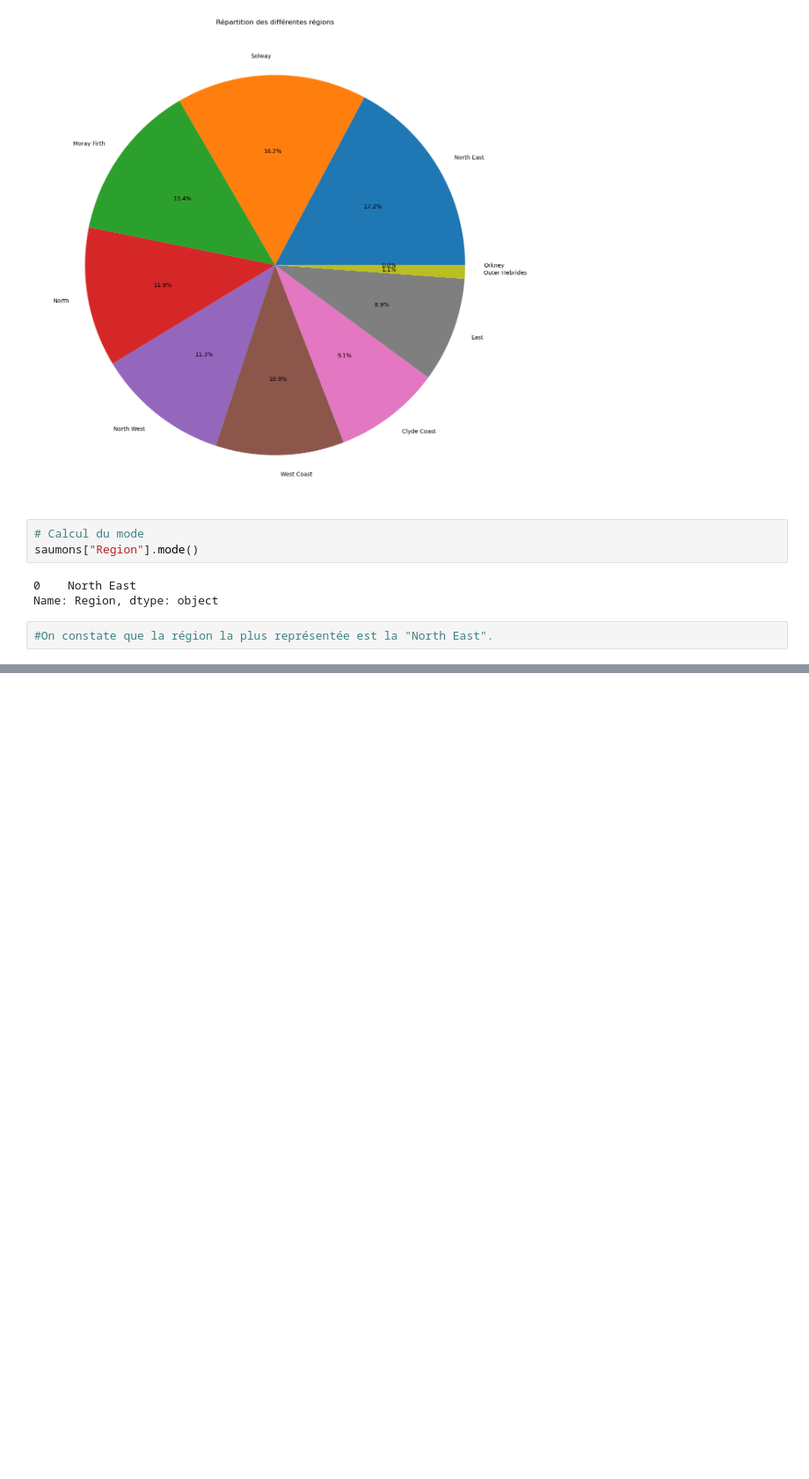
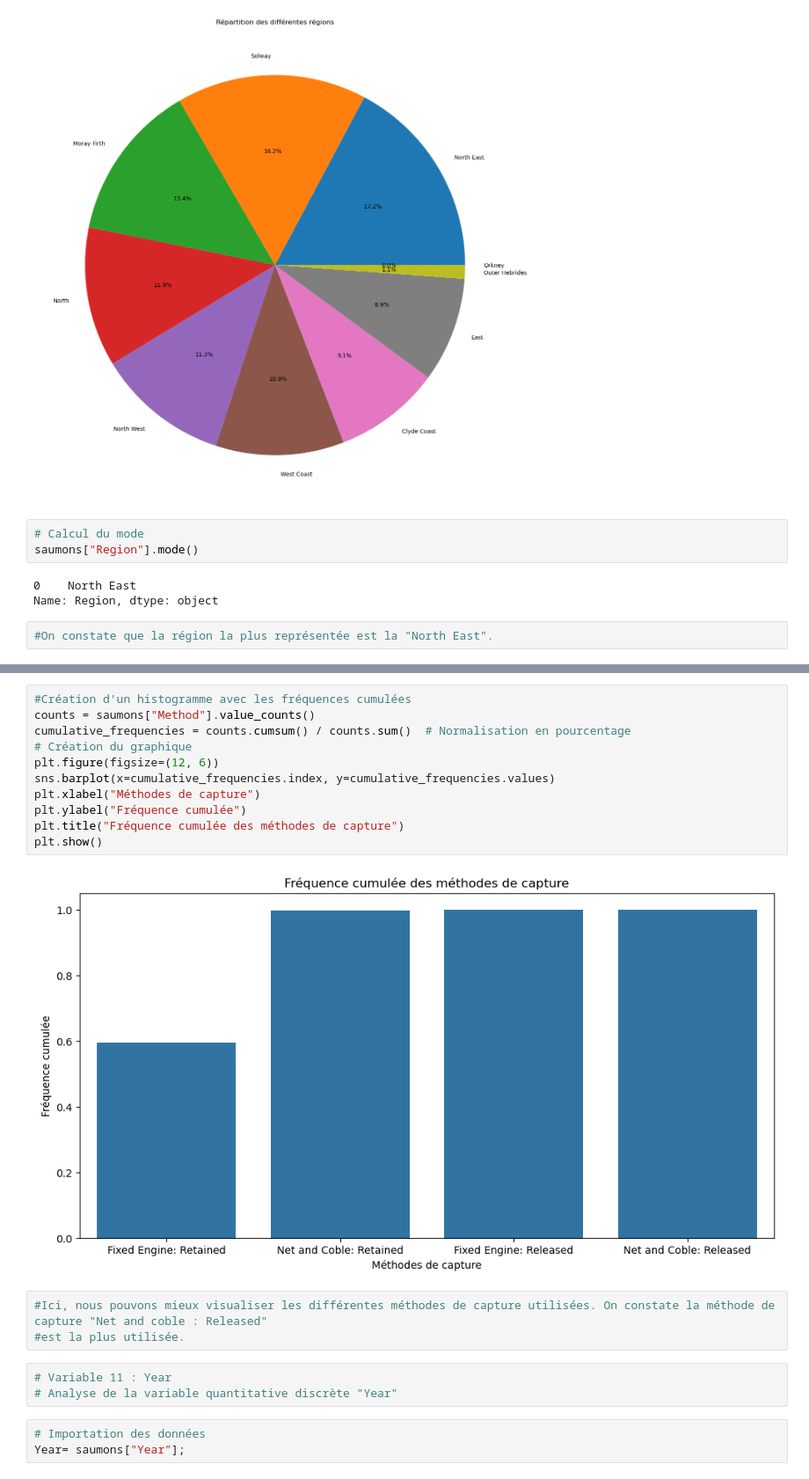
Before and after one commit to F1golfin/projet_stat, a Jupyter notebook: Etude_statistique_Saumons.ipynb, the cells around one changed output, grey strips where cells are left out. Shown at 88% size. Saved outputs shown, nothing was run; the diff lists cells and outputs as text; blank space fills up the shorter version.

```diff
--- a/Etude_statistique_Saumons.ipynb
+++ b/Etude_statistique_Saumons.ipynb
@@ -531,0 +560,22 @@ Name: Region, dtype: object
+# %%
+#Création d'un histogramme avec les fréquences cumulées
+counts = saumons["Method"].value_counts()
+cumulative_frequencies = counts.cumsum() / counts.sum()  # Normalisation en pourcentage
+# Création du graphique
+plt.figure(figsize=(12, 6))
+sns.barplot(x=cumulative_frequencies.index, y=cumulative_frequencies.values)
+plt.xlabel("Méthodes de capture")
+plt.ylabel("Fréquence cumulée")
+plt.title("Fréquence cumulée des méthodes de capture")
+plt.show()
+# %% [output]
+[figure, added]
+# %%
+#Ici, nous pouvons mieux visualiser les différentes méthodes de capture utilisées. On constate la méthode de capture "Net and coble : Released"
+#est la plus utilisée.
+# %%
+# Variable 11 : Year
+# Analyse de la variable quantitative discrète "Year"
+# %%
+# Importation des données
+Year= saumons["Year"];
```
Also changed, not shown: parts of 7 cells of this notebook.
